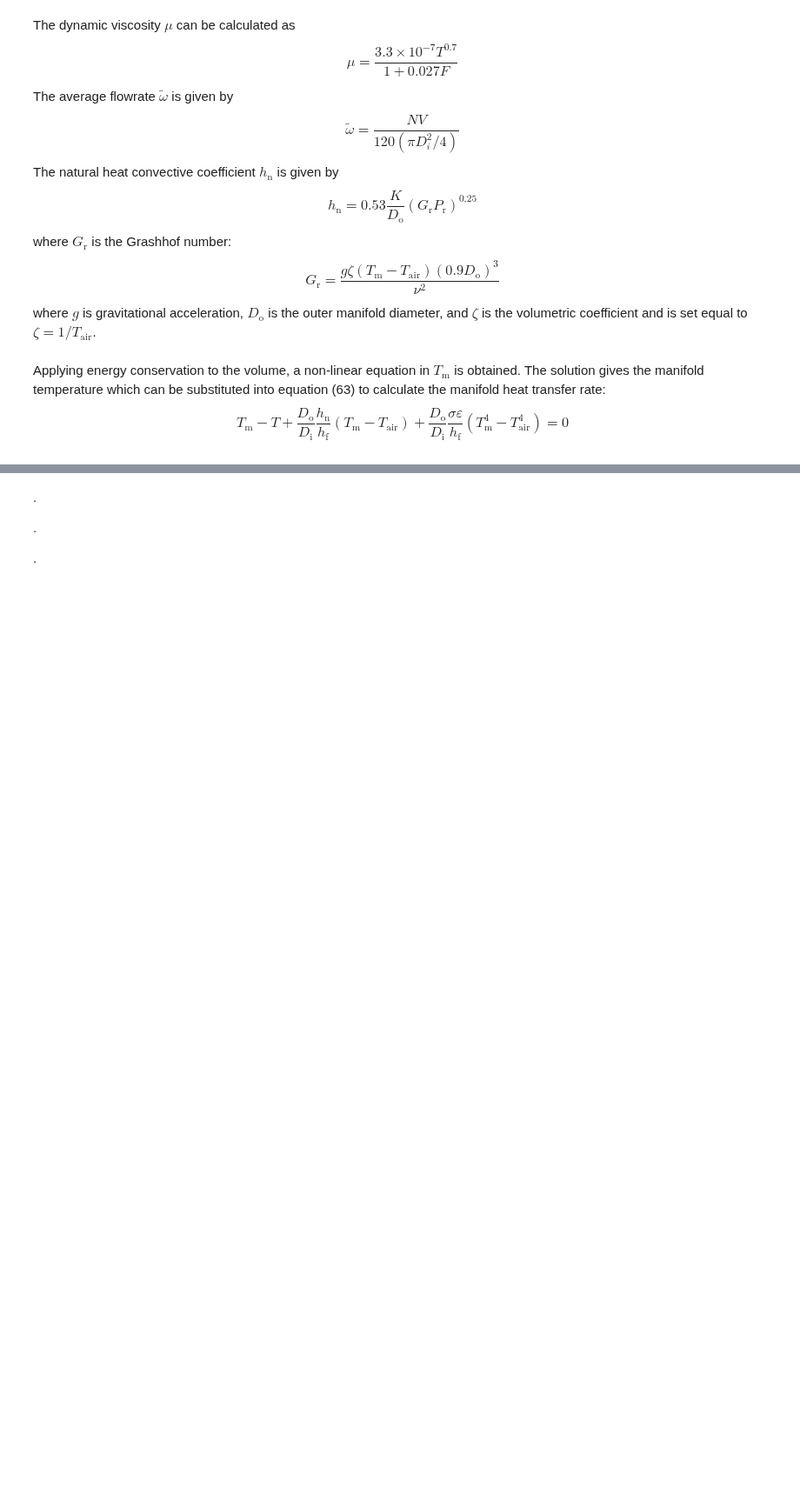
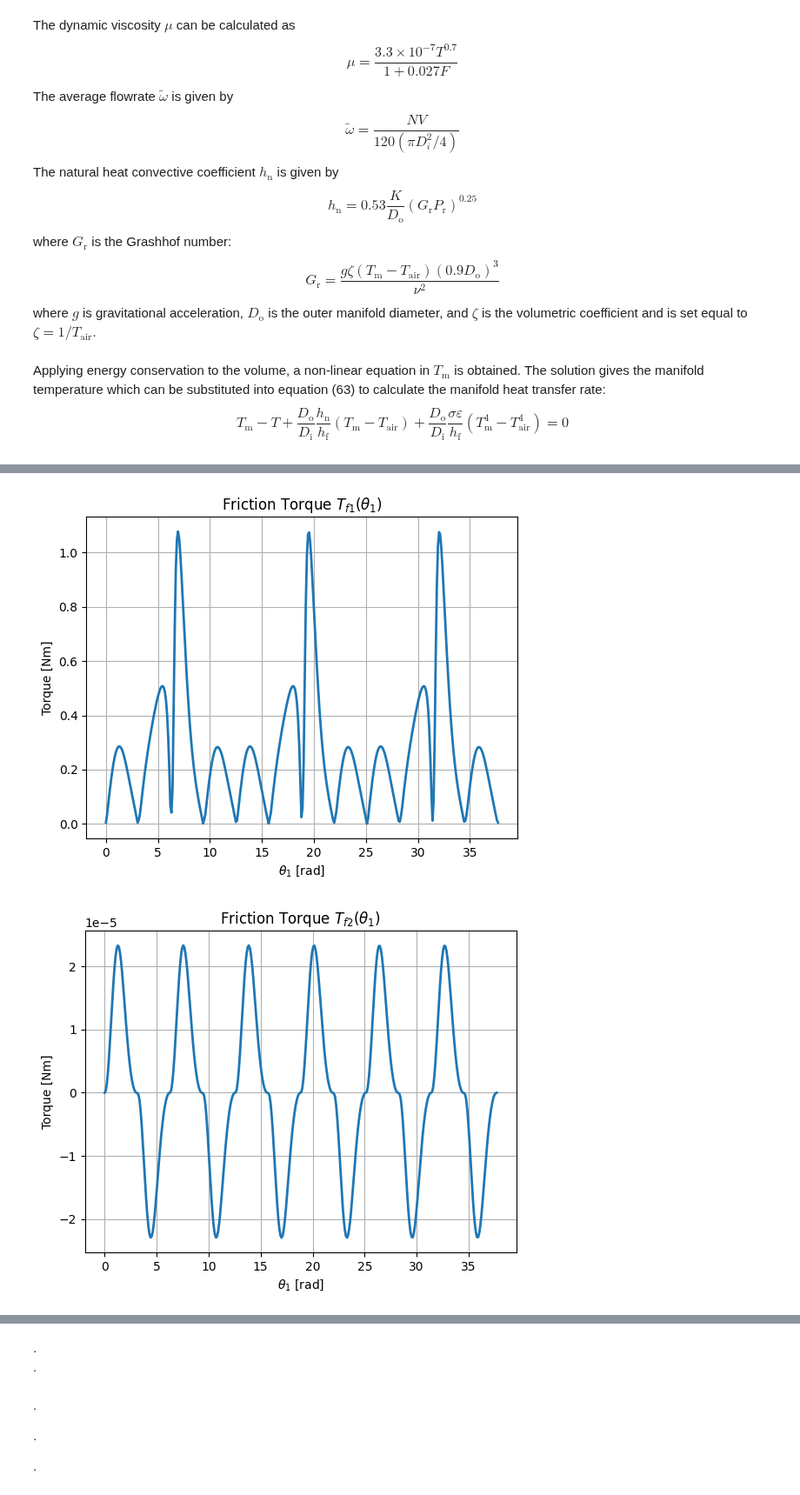
Before and after one commit to Affi26/JupyterNotebook, a Jupyter notebook: combustion-modelling/zweiri-single-cylinder-diesel-engine-model.ipynb, the cells around one changed output, grey strips where cells are left out. Shown at 87% size. Saved outputs shown, nothing was run; the diff lists cells and outputs as text; code cells hidden in the pictures; blank space fills up the shorter version.

```diff
--- a/combustion-modelling/zweiri-single-cylinder-diesel-engine-model.ipynb
+++ b/combustion-modelling/zweiri-single-cylinder-diesel-engine-model.ipynb
@@ -1603,0 +2097,46 @@ plt.show()
+# %%
+# ----------------------------
+# Individual friction torques
+# ----------------------------
+friction_torques = {
+    'T_{f1}': T_f1_array,
+    'T_{f2}': T_f2_array,
+    'T_{f3}': T_f3_array,
+    'T_{f4}': T_f4_array,
+    'T_{f5}': T_f5_array,
+    'T_{f6}': T_f6_array,
+    'T_{f,total}': T_f_total_array
+}
+
+for name, array in friction_torques.items():
+    plt.figure()
+    plt.plot(theta1_array, array, linewidth=2)
+    plt.title(f'Friction Torque ${name}(\\theta_1)$')
+    plt.xlabel(r'$\theta_1$ [rad]')
+    plt.ylabel('Torque [Nm]')
+    plt.grid(True)
+    plt.show()
+
+
+# ----------------------------
+# Shaft / dynamometer / net torques
+# ----------------------------
+shaft_torques = {
+    'T_i': T_i_array,
+    'T_S': T_S_array,
+    'T_D': T_D_array,
+    'T_L': T_L_array,
+    'T_{net}': T_net_array
+}
+
+for name, array in shaft_torques.items():
+    plt.figure()
+    plt.plot(theta1_array, array, linewidth=2)
+    plt.title(f'${name}(\\theta_1)$')
+    plt.xlabel(r'$\theta_1$ [rad]')
+    plt.ylabel('Torque [Nm]')
+    plt.grid(True)
+    plt.show()
+# %% [output]
+[figure, added]
+[figure, added]
@@ -1604,3 +2153,6 @@ plt.show()
+# %% [markdown]
+. \
+.
 # %% [markdown]
 .
 
```
Also changed, not shown: parts of 29 cells of this notebook.
